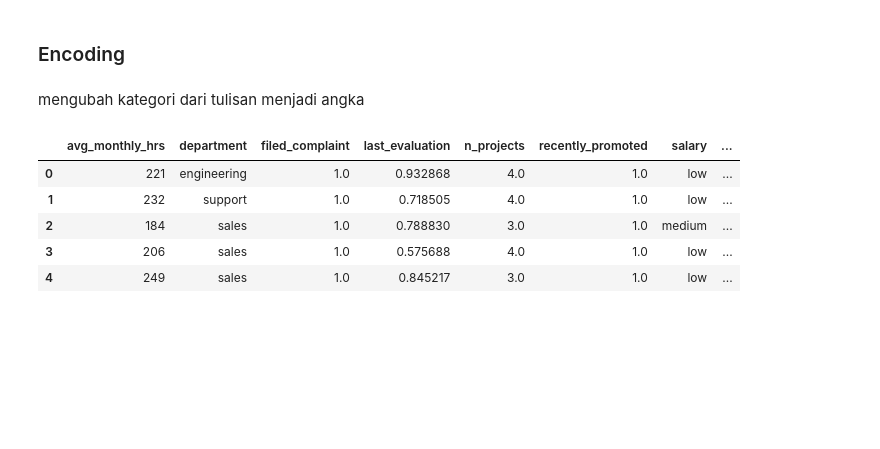
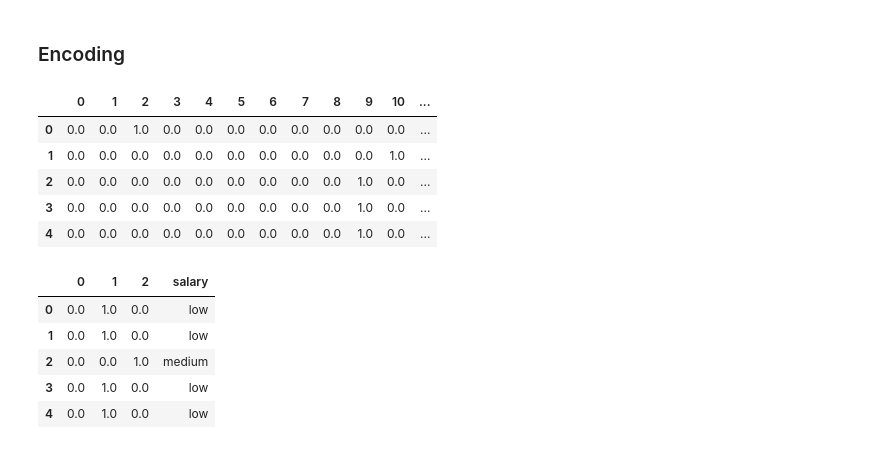
Before and after one commit to riskykrnawan/Praktikum_KB, a Jupyter notebook: Posttest_KB_4/posttest4.ipynb, the cells around one changed output. Drawn from its saved outputs; the diff is of its cells as text; code cells hidden in the pictures; blank space fills up the shorter version.

```diff
--- a/Posttest_KB_4/posttest4.ipynb
+++ b/Posttest_KB_4/posttest4.ipynb
@@ -236,22 +245,3 @@ dtypes: float64(5), int64(2), object(3)
 memory usage: 1.2+ MB
 # %% [markdown]
 ### Encoding
-# %% [markdown]
-mengubah kategori dari tulisan menjadi angka
-# %%
-one_hot_encoder = OneHotEncoder(sparse=False)
-
-departmentEnc = one_hot_encoder.fit_transform(df[["department"]])
-salaryEnc = one_hot_encoder.fit_transform(df[["salary"]])
-statusEnc = one_hot_encoder.fit_transform(df[["status"]])
-
-encoded_df = pd.DataFrame([[departmentEnc, salaryEnc, statusEnc]])
-df.join(encoded_df)
-df.head()
-# %% [output]
-|  | avg_monthly_hrs | department | filed_complaint | last_evaluation | n_projects | recently_promoted | salary | ... |
-| 0 | 221 | engineering | 1.0 | 0.932868 | 4.0 | 1.0 | low | ... |
-| 1 | 232 | support | 1.0 | 0.718505 | 4.0 | 1.0 | low | ... |
-| 2 | 184 | sales | 1.0 | 0.788830 | 3.0 | 1.0 | medium | ... |
-| 3 | 206 | sales | 1.0 | 0.575688 | 4.0 | 1.0 | low | ... |
-| 4 | 249 | sales | 1.0 | 0.845217 | 3.0 | 1.0 | low | ... |
@@ -257,0 +250,26 @@ df.head()
+# %%
+departmentEnc = one_hot_encoder.fit_transform(df[["department"]])
+
+encoded_df_department = pd.DataFrame(departmentEnc)
+df_department_encoded = encoded_df_department.join(df['department'])
+df_department_encoded.head()
+# %% [output]
+|  | 0 | 1 | 2 | 3 | 4 | 5 | 6 | 7 | 8 | 9 | 10 | ... |
+| 0 | 0.0 | 0.0 | 1.0 | 0.0 | 0.0 | 0.0 | 0.0 | 0.0 | 0.0 | 0.0 | 0.0 | ... |
+| 1 | 0.0 | 0.0 | 0.0 | 0.0 | 0.0 | 0.0 | 0.0 | 0.0 | 0.0 | 0.0 | 1.0 | ... |
+| 2 | 0.0 | 0.0 | 0.0 | 0.0 | 0.0 | 0.0 | 0.0 | 0.0 | 0.0 | 1.0 | 0.0 | ... |
+| 3 | 0.0 | 0.0 | 0.0 | 0.0 | 0.0 | 0.0 | 0.0 | 0.0 | 0.0 | 1.0 | 0.0 | ... |
+| 4 | 0.0 | 0.0 | 0.0 | 0.0 | 0.0 | 0.0 | 0.0 | 0.0 | 0.0 | 1.0 | 0.0 | ... |
+# %%
+salaryEnc = one_hot_encoder.fit_transform(df[["salary"]])
+
+encoded_df_salary = pd.DataFrame(salaryEnc)
+df_salary_encoded = encoded_df_salary.join(df['salary'])
+df_salary_encoded.head()
+# %% [output]
+|  | 0 | 1 | 2 | salary |
+| 0 | 0.0 | 1.0 | 0.0 | low |
+| 1 | 0.0 | 1.0 | 0.0 | low |
+| 2 | 0.0 | 0.0 | 1.0 | medium |
+| 3 | 0.0 | 1.0 | 0.0 | low |
+| 4 | 0.0 | 1.0 | 0.0 | low |
```
Also changed, not shown: parts of 5 cells of this notebook.
